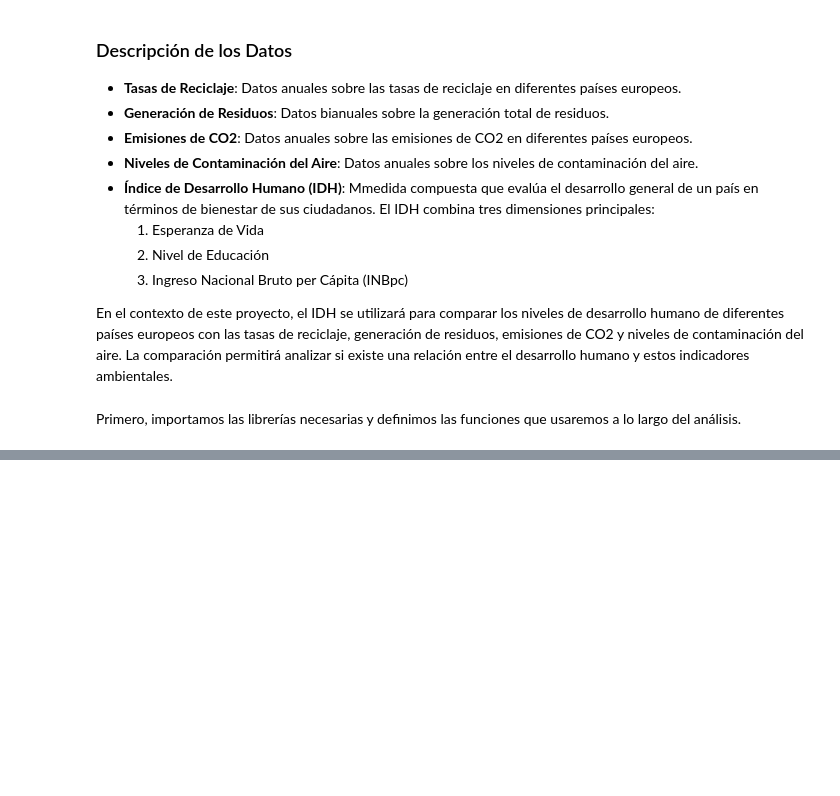
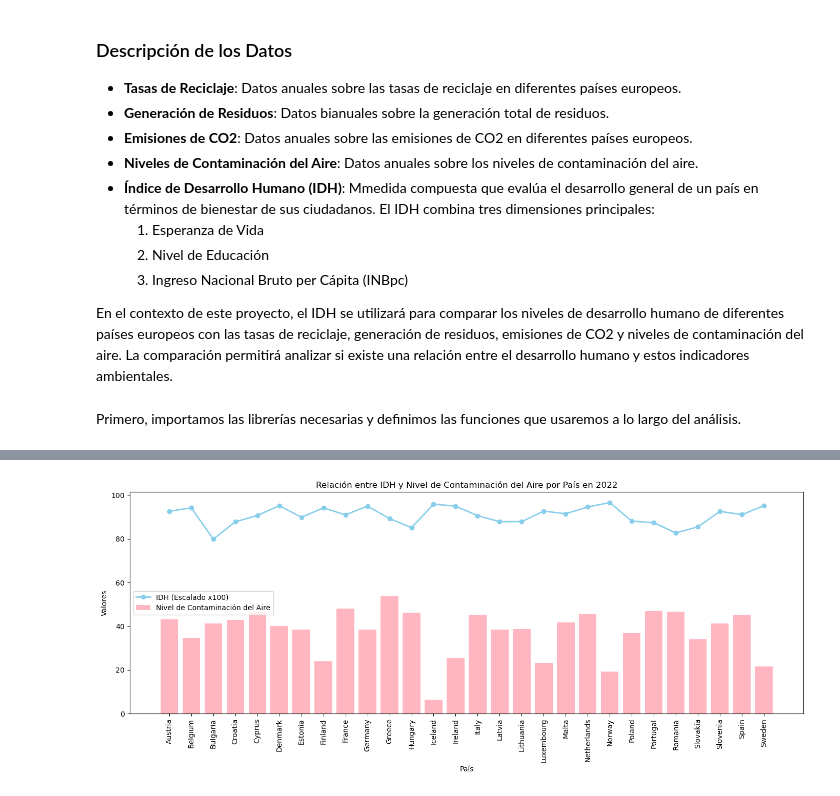
Before and after one commit to LOA395/Project-week3, a Jupyter notebook: EDA.ipynb, the cells around one changed output, grey strips where cells are left out. Saved outputs shown, nothing was run; the diff lists cells and outputs as text; code cells hidden in the pictures; blank space fills up the shorter version.

```diff
--- a/EDA.ipynb
+++ b/EDA.ipynb
@@ -41,0 +86,5 @@ data_2022 = load_csv_data('data_to_eda/data_2022.csv') # Datos 2022
+# %%
+# Relación entre IDH y Contaminación del Aire
+relacion_idh_contaminacion(data_2022)
+# %% [output]
+[figure, added]
```
Also changed, not shown: parts of 13 cells of this notebook, 1 other file.
